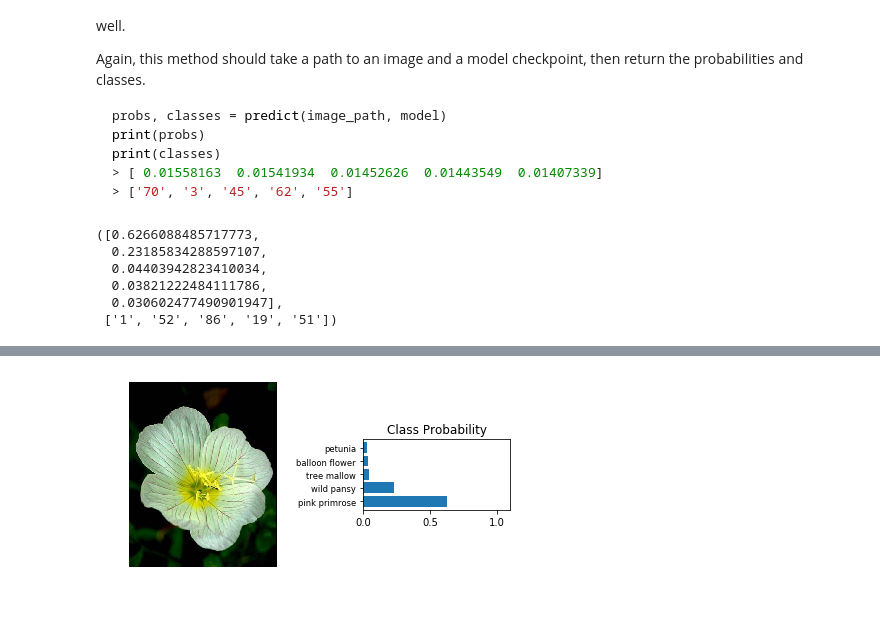
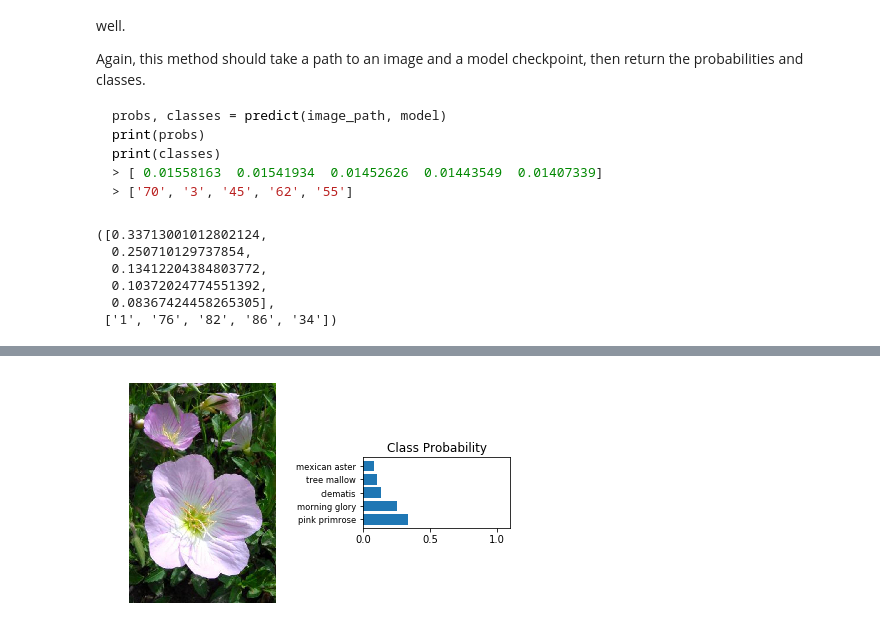
Before and after one commit to amintahmasbi/DSND_Term1, a Jupyter notebook: projects/p2_image_classifier/Image Classifier Project_submitted.ipynb, the cells around one changed output, grey strips where cells are left out. Saved outputs shown, nothing was run; the diff lists cells and outputs as text; code cells hidden in the pictures.

````diff
--- a/projects/p2_image_classifier/Image Classifier Project_submitted.ipynb
+++ b/projects/p2_image_classifier/Image Classifier Project_submitted.ipynb
@@ -399,6 +400,7 @@ def load_checkpoint(filepath):
 
     model.load_state_dict(checkpoint['model_state_dict'])
 
+    model.class_to_idx = checkpoint['class_to_idx']
 #     optimizer = optim.Adam(model.classifier.parameters())
 
 #     optimizer_state_dict.load_state_dict(checkpoint['optimizer_state_dict'])
@@ -447,7 +449,7 @@ As before, the network expects the images to be normalized in a specific way. Fo
 
 And finally, PyTorch expects the color channel to be the first dimension but it's the third dimension in the PIL image and Numpy array. You can reorder dimensions using [`ndarray.transpose`](https://docs.scipy.org/doc/numpy-1.13.0/reference/generated/numpy.ndarray.transpose.html). The color channel needs to be first and retain the order of the other two dimensions.
 # %%
-image_path = valid_dir+"/1/"+"image_06739.jpg"
+image_path = valid_dir+"/1/"+"image_06749.jpg"
 image =  Image.open(image_path)
 image
 # %% [output]
@@ -521,10 +523,12 @@ print(classes)
 > ['70', '3', '45', '62', '55']
 ```
 # %%
-def predict(image_path, model, topk=5):
+def predict(image_path, checkpoint, topk=5):
     ''' Predict the class (or classes) of an image using a trained deep learning model.
     '''
     # TODO: Implement the code to predict the class from an image file
+    model = load_checkpoint(checkpoint)
+
     device = torch.device("cuda:0" if torch.cuda.is_available() else "cpu")
 
     pil_image = Image.open(image_path)
@@ -548,16 +552,15 @@ def predict(image_path, model, topk=5):
         list_predsclass = [ model.idx_to_class[index] for index in list_preds ]
 
     return list_probs, list_predsclass
-# %%
-# model.class_to_idx = train_dataset.class_to_idx
-predict(image_path, model, topk=5)
-# %% [output]
-([0.6266088485717773,
-  0.23185834288597107,
-  0.04403942823410034,
-  0.03821222484111786,
-  0.030602477490901947],
- ['1', '52', '86', '19', '51'])
+# %%
+predict(image_path, 'checkpoint.pth', topk=5)
+# %% [output]
+([0.33713001012802124,
+  0.250710129737854,
+  0.13412204384803772,
+  0.10372024774551392,
+  0.08367424458265305],
+ ['1', '76', '82', '86', '34'])
 # %% [markdown]
 ## Sanity Checking
 
@@ -568,11 +571,11 @@ Now that you can use a trained model for predictions, check to make sure it make
 You can convert from the class integer encoding to actual flower names with the `cat_to_name.json` file (should have been loaded earlier in the notebook). To show a PyTorch tensor as an image, use the `imshow` function defined above.
 # %%
 # TODO: Display an image along with the top 5 classes
-def view_classify(image_path,model,topk=5):
+def view_classify(image_path,checkpoint,topk=5):
     ''' Function for viewing an image and it's predicted classes.
     '''
     image =  Image.open(image_path)
-    ps, preds = predict(image_path, model, topk=topk)
+    ps, preds = predict(image_path, checkpoint, topk=topk)
 
     fig, (ax1, ax2) = plt.subplots(figsize=(6,9), ncols=2)
     ax1.imshow(image)
@@ -586,9 +589,9 @@ def view_classify(image_path,model,topk=5):
 
     plt.tight_layout()
 # %%
-view_classify(image_path,model,topk=5)
+view_classify(image_path,'checkpoint.pth',topk=5)
 # %% [output]
-[figure, old version]
+[figure, new version]
 # %%
 !!jupyter nbconvert *.ipynb
 # %% [output]
````
Also changed, not shown: parts of 9 cells of this notebook, 7 other files.
